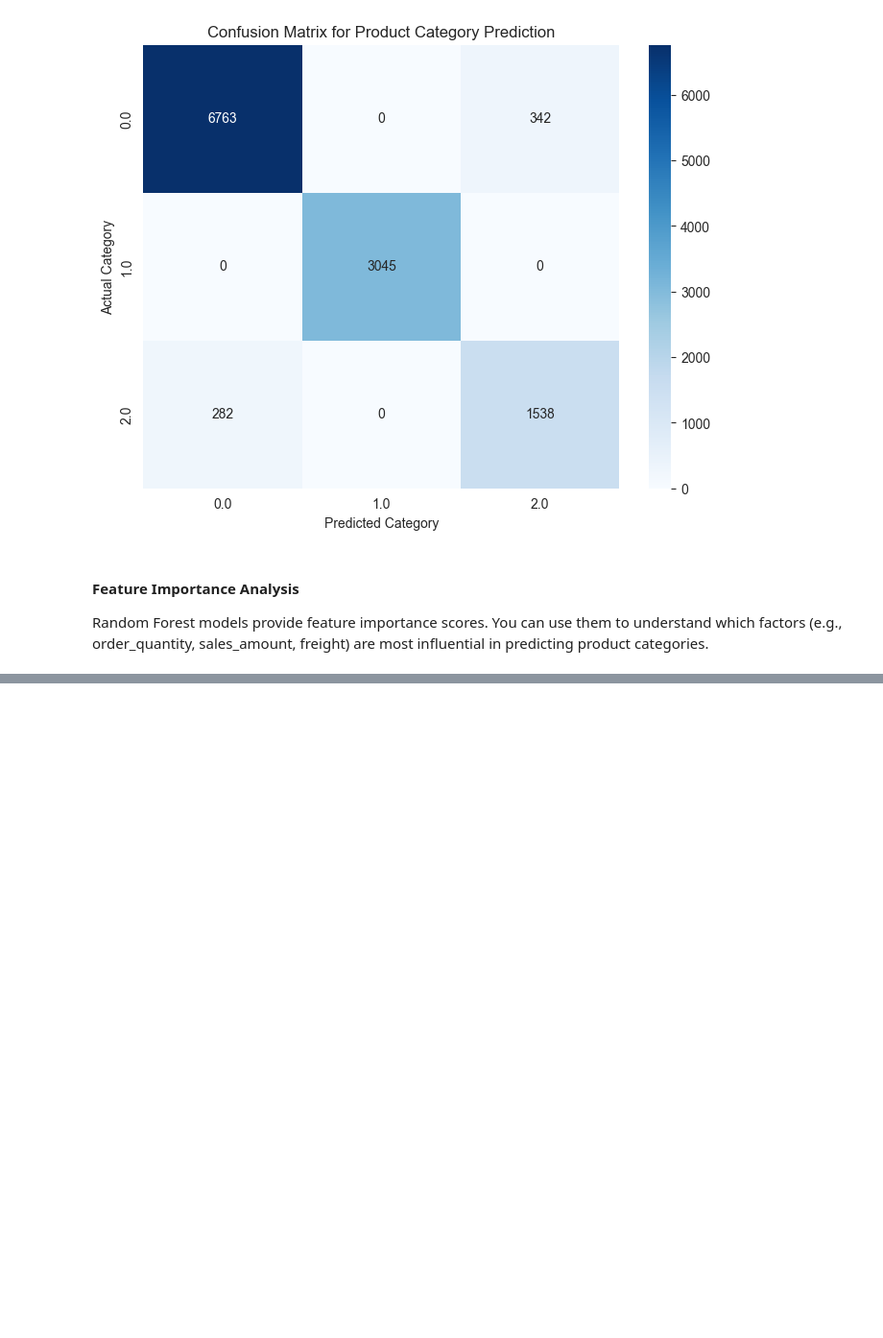
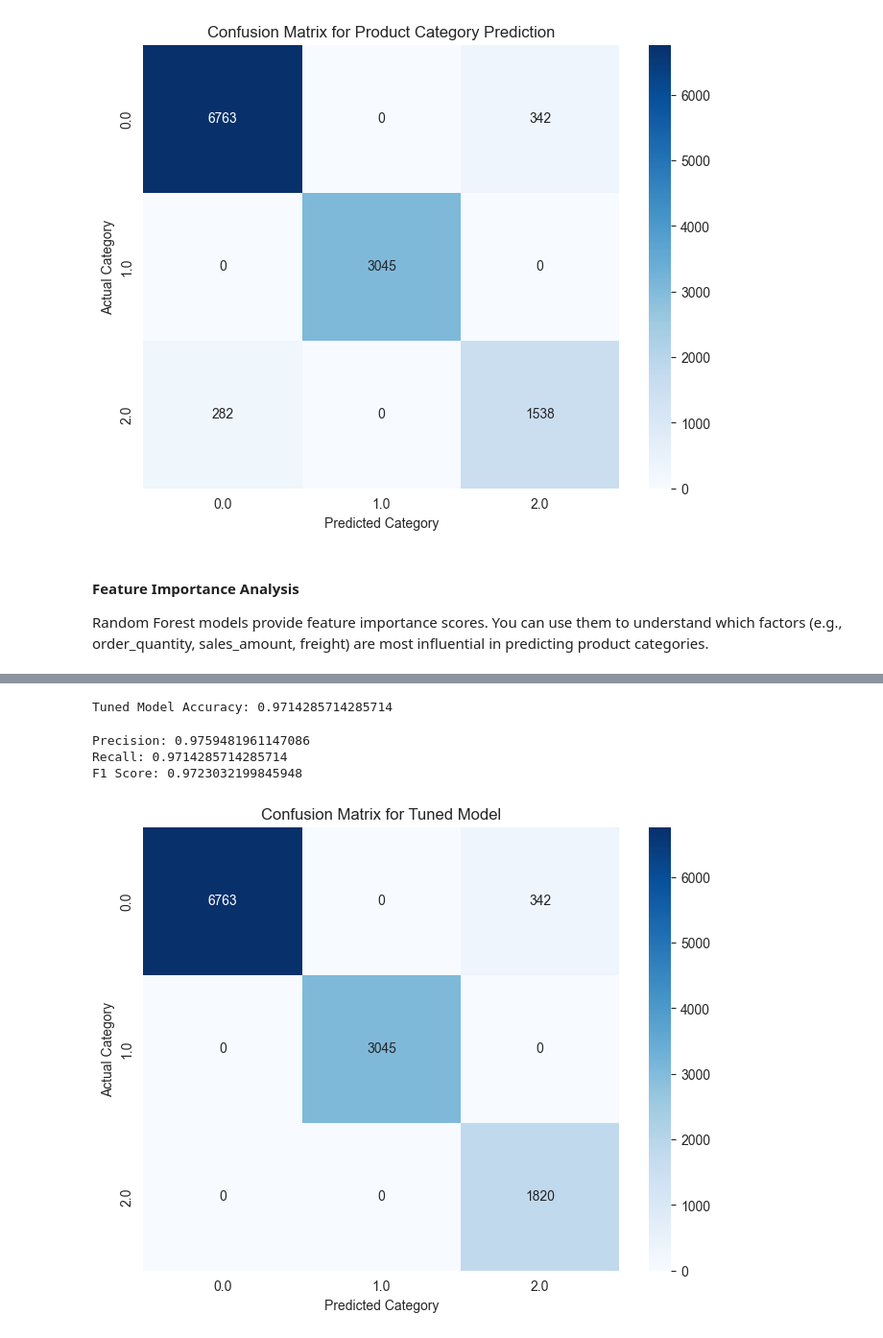
Before and after one commit to JamesAdeshina/BigDataProcessing, a Jupyter notebook: newEnv.ipynb, the cells around one changed output, grey strips where cells are left out. Shown at 96% size. Saved outputs shown, nothing was run; the diff lists cells and outputs as text; code cells hidden in the pictures; blank space fills up the shorter version.

Commit message:
Fine-tuned the Random Forest Classifier and printed a new confusion matrix

```diff
--- a/newEnv.ipynb
+++ b/newEnv.ipynb
@@ -757,0 +756,67 @@ NameError: name 'rf_model' is not defined
+# %%
+
+# Define model
+rf = RandomForestClassifier(featuresCol="features", labelCol="label")
+
+# Create hyperparameter grid
+paramGrid = ParamGridBuilder() \
+    .addGrid(rf.numTrees, [50, 100, 150]) \
+    .addGrid(rf.maxDepth, [5, 10, 15]) \
+    .addGrid(rf.minInstancesPerNode, [1, 5, 10]) \
+    .build()
+# %%
+# Define cross-validation
+crossval = CrossValidator(
+    estimator=rf,
+    estimatorParamMaps=paramGrid,
+    evaluator=MulticlassClassificationEvaluator(labelCol="label", predictionCol="prediction", metricName="accuracy"),
+    numFolds=3
+)
+# %%
+
+# Fit the model
+cv_model = crossval.fit(train_data)
+# %%
+# Make predictions
+cv_predictions = cv_model.transform(test_data)
+
+# Evaluate accuracy after tuning
+cv_accuracy = evaluator.evaluate(cv_predictions)
+print(f"Tuned Model Accuracy: {cv_accuracy}")
+# %% [output]
+Tuned Model Accuracy: 0.9714285714285714
+# %%
+# from pyspark.ml.evaluation import MulticlassClassificationEvaluator
+
+precision_evaluator = MulticlassClassificationEvaluator(labelCol="label", predictionCol="prediction", metricName="weightedPrecision")
+recall_evaluator = MulticlassClassificationEvaluator(labelCol="label", predictionCol="prediction", metricName="weightedRecall")
+f1_evaluator = MulticlassClassificationEvaluator(labelCol="label", predictionCol="prediction", metricName="f1")
+
+precision = precision_evaluator.evaluate(cv_predictions)
+recall = recall_evaluator.evaluate(cv_predictions)
+f1_score = f1_evaluator.evaluate(cv_predictions)
+
+print(f"Precision: {precision}")
+print(f"Recall: {recall}")
+print(f"F1 Score: {f1_score}")
+# %% [output]
+Precision: 0.9759481961147086
+Recall: 0.9714285714285714
+F1 Score: 0.9723032199845948
+# %%
+# Generate the confusion matrix
+confusion_matrix = cv_predictions.groupBy("label", "prediction").count().orderBy("label", "prediction")
+confusion_matrix_df = confusion_matrix.toPandas()
+
+# Pivot the DataFrame for heatmap visualization
+pivot_df = confusion_matrix_df.pivot(index="label", columns="prediction", values="count").fillna(0)
+
+# Plot the confusion matrix
+plt.figure(figsize=(8, 6))
+sns.heatmap(pivot_df, annot=True, fmt="g", cmap="Blues", cbar=True)
+plt.xlabel("Predicted Category")
+plt.ylabel("Actual Category")
+plt.title("Confusion Matrix for Tuned Model")
+plt.show()
+# %% [output]
+[figure, added]
```
Also changed, not shown: parts of 13 cells of this notebook.
